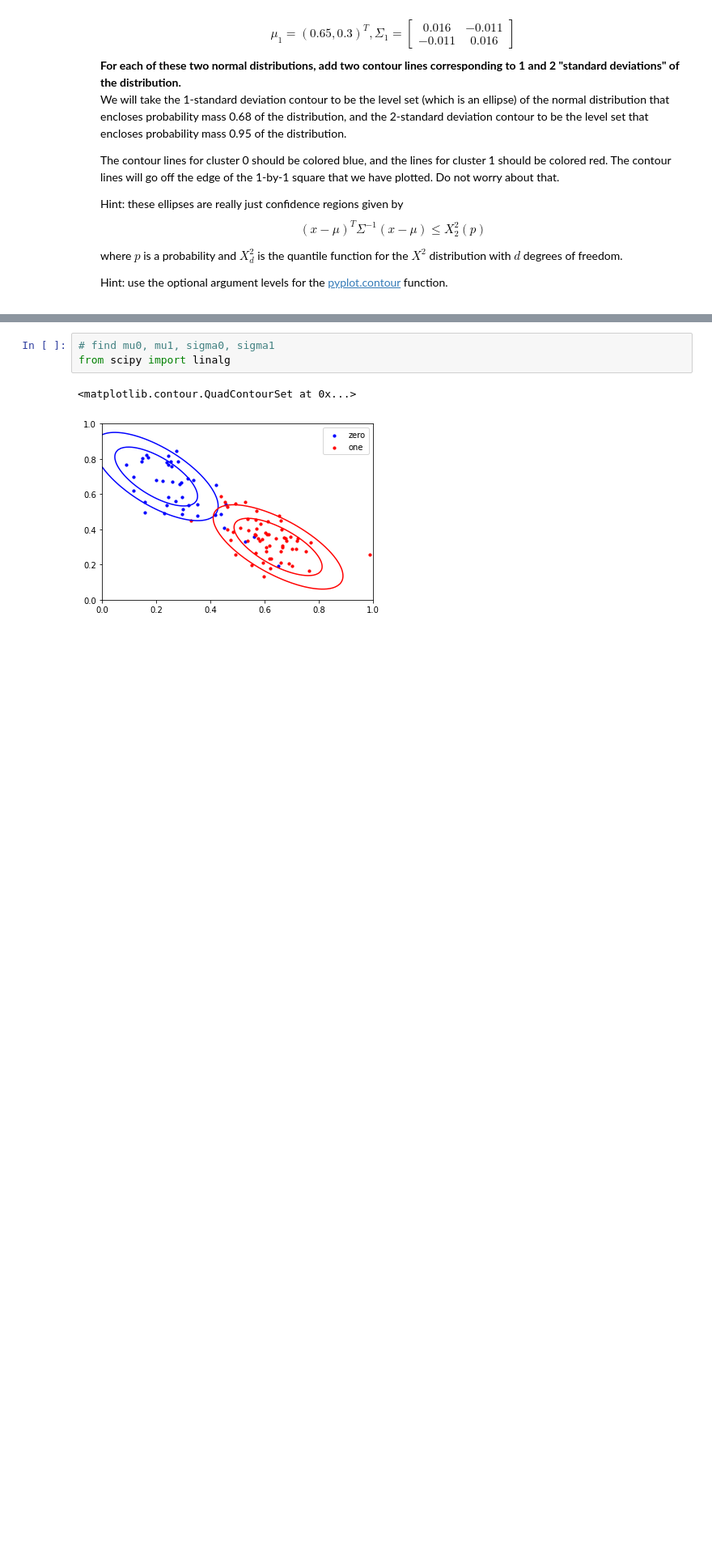
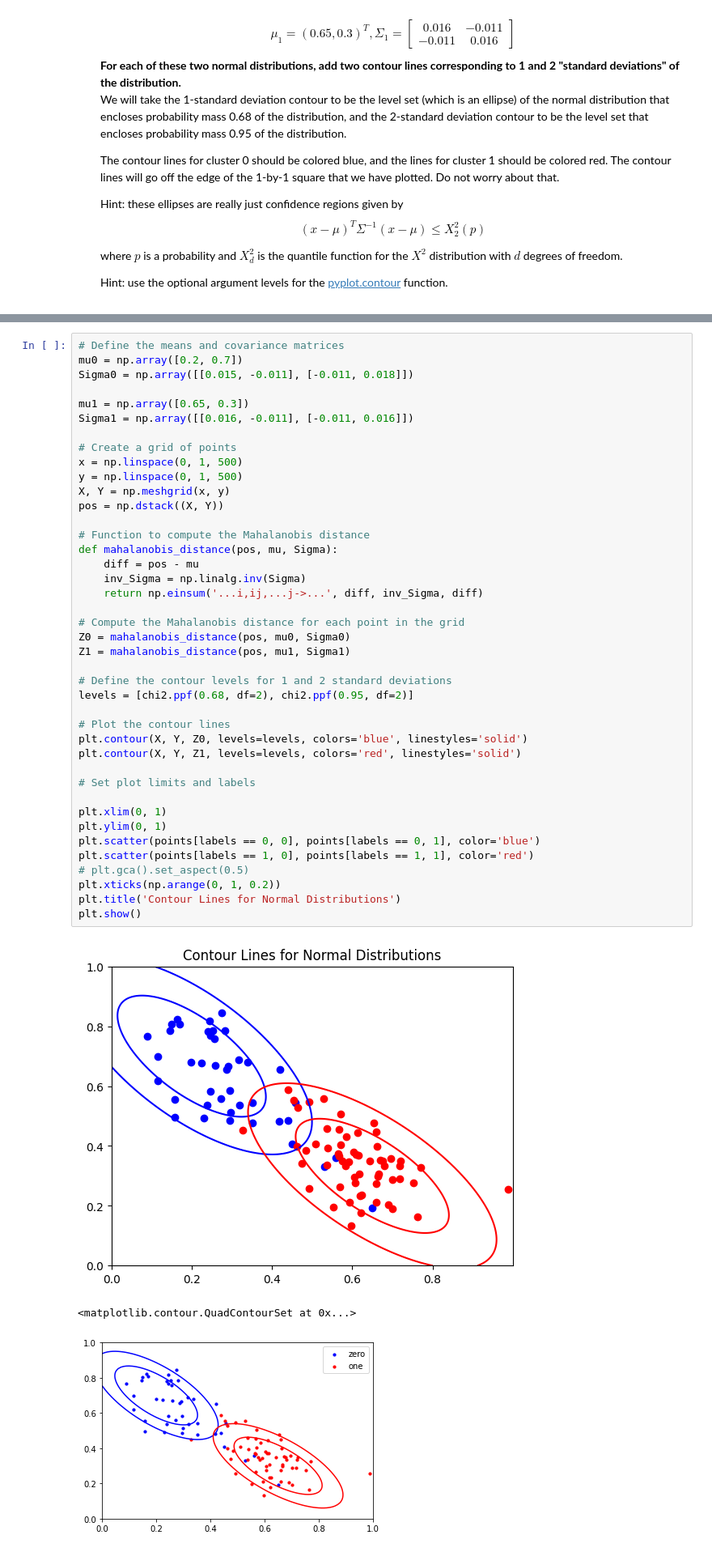
Before and after one commit to PinkNekoFist/introduction_to_DS, a Jupyter notebook: hw1/hw1_mixture_of_normals.ipynb, the cells around one changed output, grey strips where cells are left out. Shown: that part at 81% size. Cells and saved outputs as stored; diff of their text form; blank space fills up the shorter version.

```diff
--- a/hw1/hw1_mixture_of_normals.ipynb
+++ b/hw1/hw1_mixture_of_normals.ipynb
@@ -76,6 +73,46 @@ array([2.27886857, 5.99146455])
-# %%
-# find mu0, mu1, sigma0, sigma1
-from scipy import linalg
+# %%
+# Define the means and covariance matrices
+mu0 = np.array([0.2, 0.7])
+Sigma0 = np.array([[0.015, -0.011], [-0.011, 0.018]])
+
+mu1 = np.array([0.65, 0.3])
+Sigma1 = np.array([[0.016, -0.011], [-0.011, 0.016]])
+
+# Create a grid of points
+x = np.linspace(0, 1, 500)
+y = np.linspace(0, 1, 500)
+X, Y = np.meshgrid(x, y)
+pos = np.dstack((X, Y))
+
+# Function to compute the Mahalanobis distance
+def mahalanobis_distance(pos, mu, Sigma):
+    diff = pos - mu
+    inv_Sigma = np.linalg.inv(Sigma)
+    return np.einsum('...i,ij,...j->...', diff, inv_Sigma, diff)
+
+# Compute the Mahalanobis distance for each point in the grid
+Z0 = mahalanobis_distance(pos, mu0, Sigma0)
+Z1 = mahalanobis_distance(pos, mu1, Sigma1)
+
+# Define the contour levels for 1 and 2 standard deviations
+levels = [chi2.ppf(0.68, df=2), chi2.ppf(0.95, df=2)]
+
+# Plot the contour lines
+plt.contour(X, Y, Z0, levels=levels, colors='blue', linestyles='solid')
+plt.contour(X, Y, Z1, levels=levels, colors='red', linestyles='solid')
+
+# Set plot limits and labels
+
+plt.xlim(0, 1)
+plt.ylim(0, 1)
+plt.scatter(points[labels == 0, 0], points[labels == 0, 1], color='blue')
+plt.scatter(points[labels == 1, 0], points[labels == 1, 1], color='red')
+# plt.gca().set_aspect(0.5)
+plt.xticks(np.arange(0, 1, 0.2))
+plt.title('Contour Lines for Normal Distributions')
+plt.show()
+# %% [output]
+[figure, added]
 # %%
 # %% [output]
 <matplotlib.contour.QuadContourSet at 0x...>
```
Also changed, not shown: parts of 4 cells of this notebook, 3 other files.
